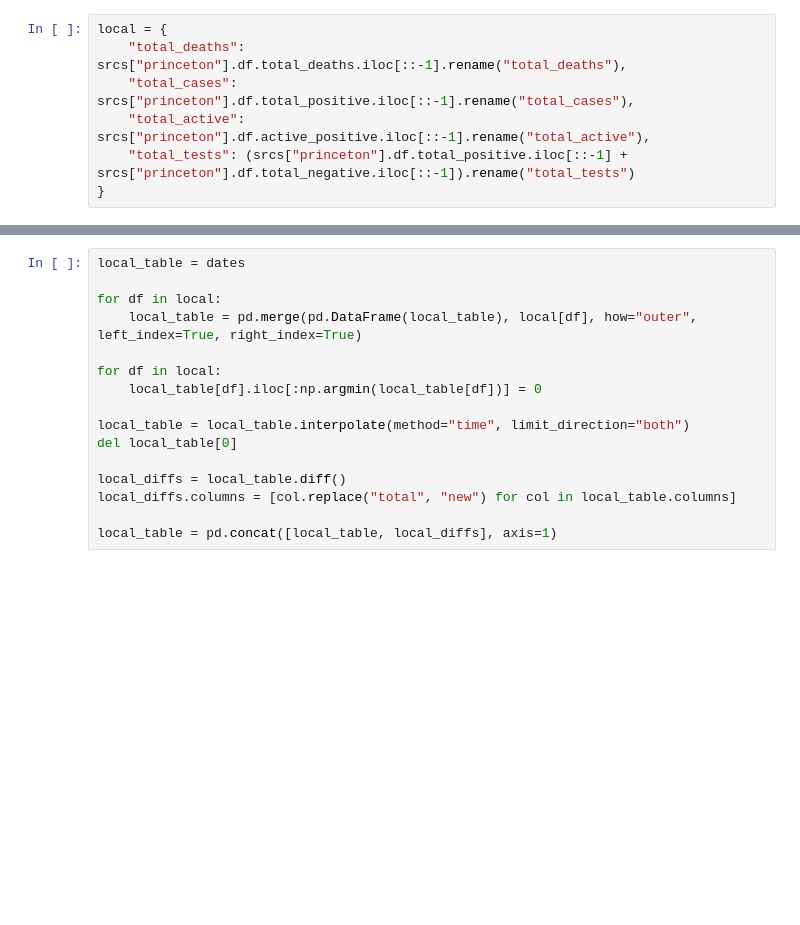
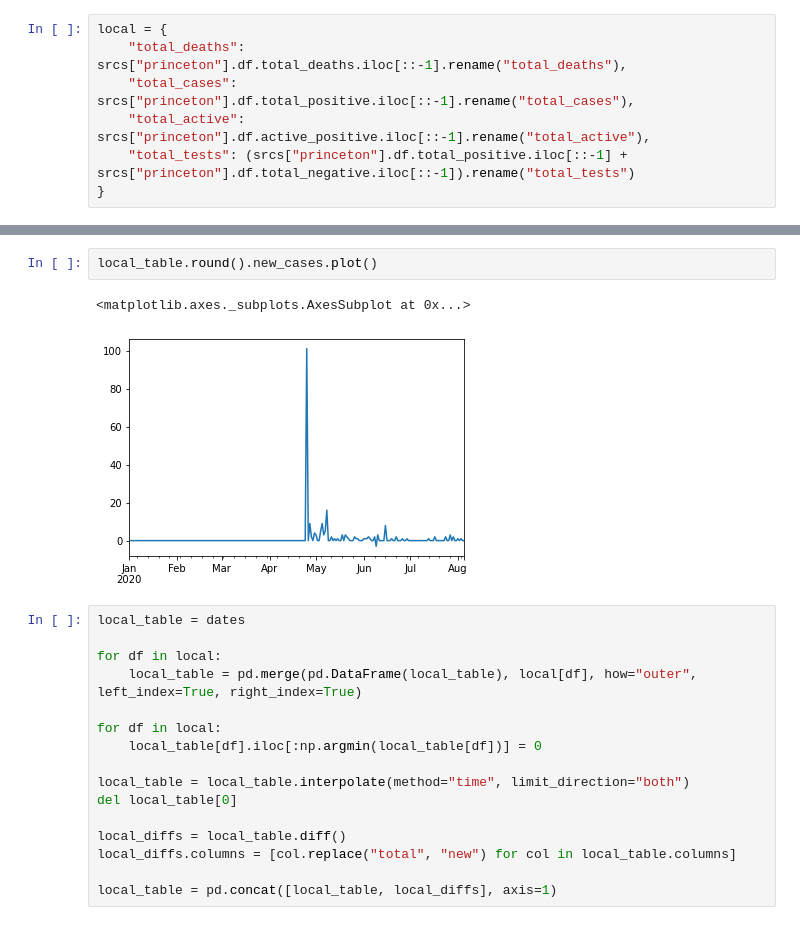
Before and after one commit to danielsuo/princeton.fyi, a Jupyter notebook: notebooks/Testing.ipynb, the cells around one changed output, grey strips where cells are left out. Cells and saved outputs as stored; diff of their text form; blank space fills up the shorter version.

```diff
--- a/notebooks/Testing.ipynb
+++ b/notebooks/Testing.ipynb
@@ -169,3 +195,8 @@ local = {
+# %%
+local_table.round().new_cases.plot()
+# %% [output]
+<matplotlib.axes._subplots.AxesSubplot at 0x...>
+[figure, added]
 # %%
 local_table = dates
 
```
Also changed, not shown: parts of 5 cells of this notebook, 6 other files.
